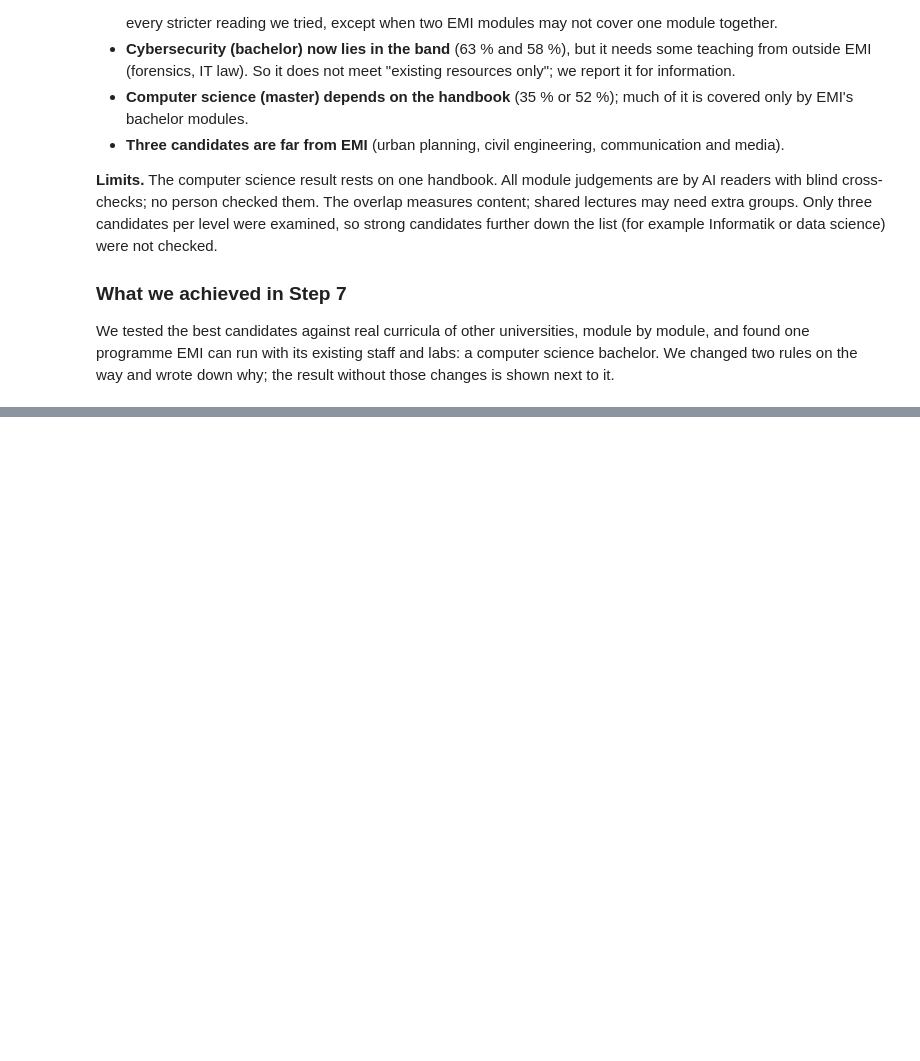
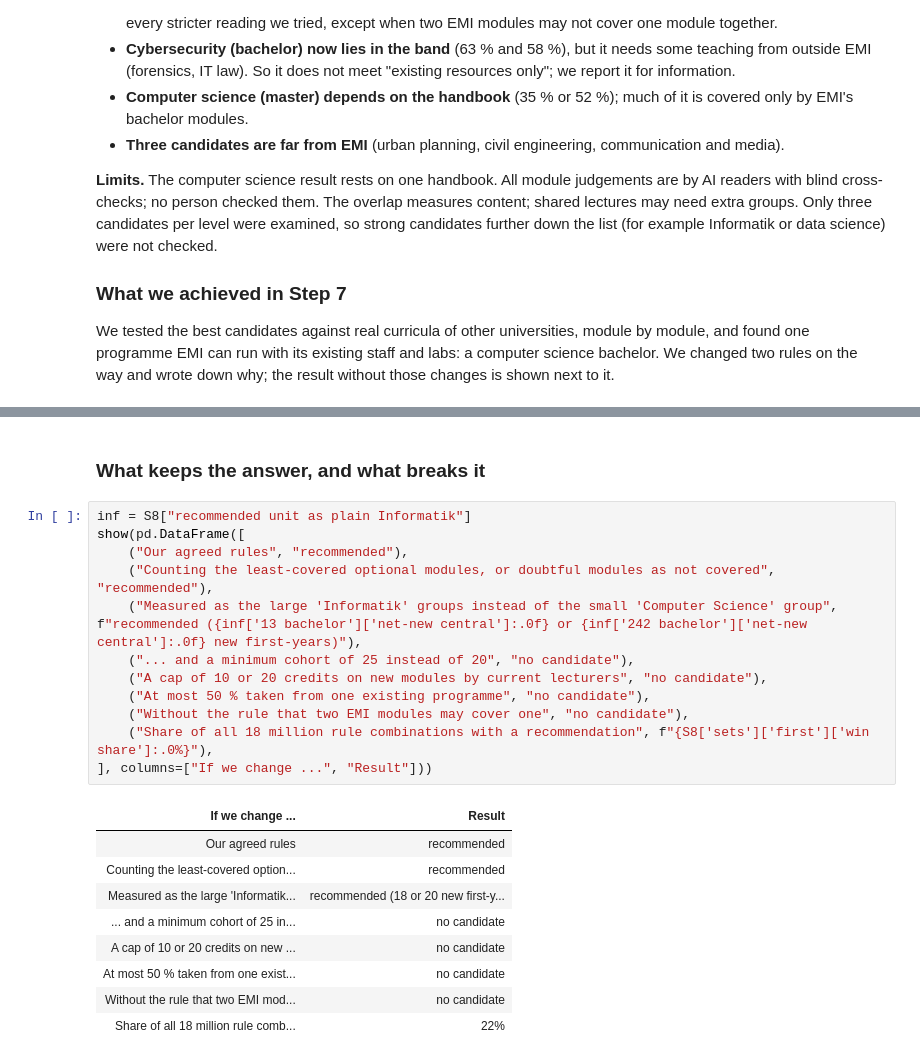
Before and after one commit to SomanthaManuranga/study-program-intelligence, a Jupyter notebook: notebooks/funnel_progress.ipynb, the cells around one changed output, grey strips where cells are left out. Cells and saved outputs as stored; diff of their text form; blank space fills up the shorter version.

```diff
--- a/notebooks/funnel_progress.ipynb
+++ b/notebooks/funnel_progress.ipynb
@@ -902,0 +932,24 @@ We tested the best candidates against real curricula of other universities, modu
+# %% [markdown]
+### What keeps the answer, and what breaks it
+# %%
+inf = S8["recommended unit as plain Informatik"]
+show(pd.DataFrame([
+    ("Our agreed rules", "recommended"),
+    ("Counting the least-covered optional modules, or doubtful modules as not covered", "recommended"),
+    ("Measured as the large 'Informatik' groups instead of the small 'Computer Science' group", f"recommended ({inf['13 bachelor']['net-new central']:.0f} or {inf['242 bachelor']['net-new central']:.0f} new first-years)"),
+    ("... and a minimum cohort of 25 instead of 20", "no candidate"),
+    ("A cap of 10 or 20 credits on new modules by current lecturers", "no candidate"),
+    ("At most 50 % taken from one existing programme", "no candidate"),
+    ("Without the rule that two EMI modules may cover one", "no candidate"),
+    ("Share of all 18 million rule combinations with a recommendation", f"{S8['sets']['first']['win share']:.0%}"),
+], columns=["If we change ...", "Result"]))
+# %% [output]
+| If we change ... | Result |
+| Our agreed rules | recommended |
+| Counting the least-covered option... | recommended |
+| Measured as the large 'Informatik... | recommended (18 or 20 new first-y... |
+| ... and a minimum cohort of 25 in... | no candidate |
+| A cap of 10 or 20 credits on new ... | no candidate |
+| At most 50 % taken from one exist... | no candidate |
+| Without the rule that two EMI mod... | no candidate |
+| Share of all 18 million rule comb... | 22% |
```
Also changed, not shown: parts of 8 cells of this notebook, 3 other files.
